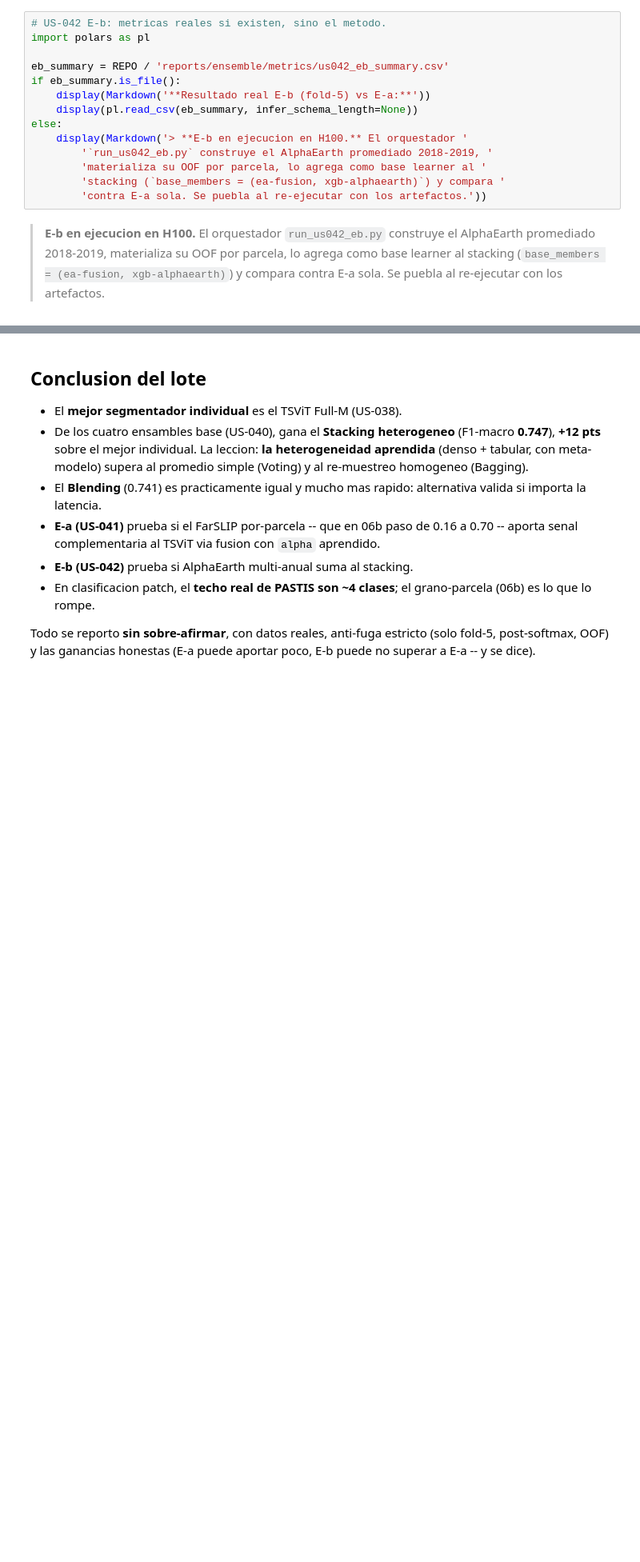
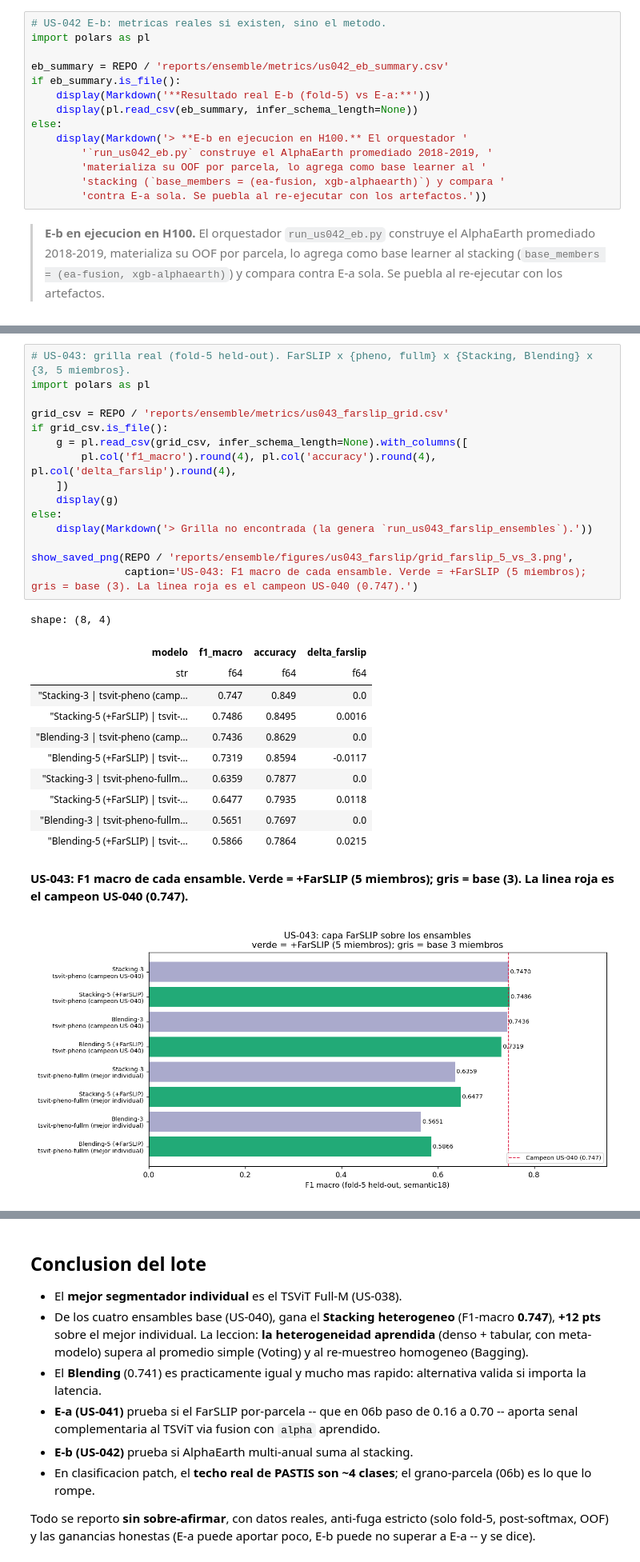
Before and after one commit to ArthurZizumbo/agrosat-copilot, a Jupyter notebook: notebooks/final_model/06c_ensambles_us040.ipynb, the cells around one changed output, grey strips where cells are left out. Shown at 80% size. Cells and saved outputs as stored; diff of their text form; blank space fills up the shorter version.

```diff
--- a/notebooks/final_model/06c_ensambles_us040.ipynb
+++ b/notebooks/final_model/06c_ensambles_us040.ipynb
@@ -331,0 +341,29 @@ else:
+# %%
+# US-043: grilla real (fold-5 held-out). FarSLIP x {pheno, fullm} x {Stacking, Blending} x {3, 5 miembros}.
+import polars as pl
+
+grid_csv = REPO / 'reports/ensemble/metrics/us043_farslip_grid.csv'
+if grid_csv.is_file():
+    g = pl.read_csv(grid_csv, infer_schema_length=None).with_columns([
+        pl.col('f1_macro').round(4), pl.col('accuracy').round(4), pl.col('delta_farslip').round(4),
+    ])
+    display(g)
+else:
+    display(Markdown('> Grilla no encontrada (la genera `run_us043_farslip_ensembles`).'))
+
+show_saved_png(REPO / 'reports/ensemble/figures/us043_farslip/grid_farslip_5_vs_3.png',
+               caption='US-043: F1 macro de cada ensamble. Verde = +FarSLIP (5 miembros); gris = base (3). La linea roja es el campeon US-040 (0.747).')
+# %% [output]
+shape: (8, 4)
+| modelo | f1_macro | accuracy | delta_farslip |
+| str | f64 | f64 | f64 |
+| "Stacking-3 | tsvit-pheno (camp… | 0.747 | 0.849 | 0.0 |
+| "Stacking-5 (+FarSLIP) | tsvit-… | 0.7486 | 0.8495 | 0.0016 |
+| "Blending-3 | tsvit-pheno (camp… | 0.7436 | 0.8629 | 0.0 |
+| "Blending-5 (+FarSLIP) | tsvit-… | 0.7319 | 0.8594 | -0.0117 |
+| "Stacking-3 | tsvit-pheno-fullm… | 0.6359 | 0.7877 | 0.0 |
+| "Stacking-5 (+FarSLIP) | tsvit-… | 0.6477 | 0.7935 | 0.0118 |
+| "Blending-3 | tsvit-pheno-fullm… | 0.5651 | 0.7697 | 0.0 |
+| "Blending-5 (+FarSLIP) | tsvit-… | 0.5866 | 0.7864 | 0.0215 |
+**US-043: F1 macro de cada ensamble. Verde = +FarSLIP (5 miembros); gris = base (3). La linea roja es el campeon US-040 (0.747).**
+[figure, added]
```
Also changed, not shown: parts of 6 cells of this notebook, 13 other files.
